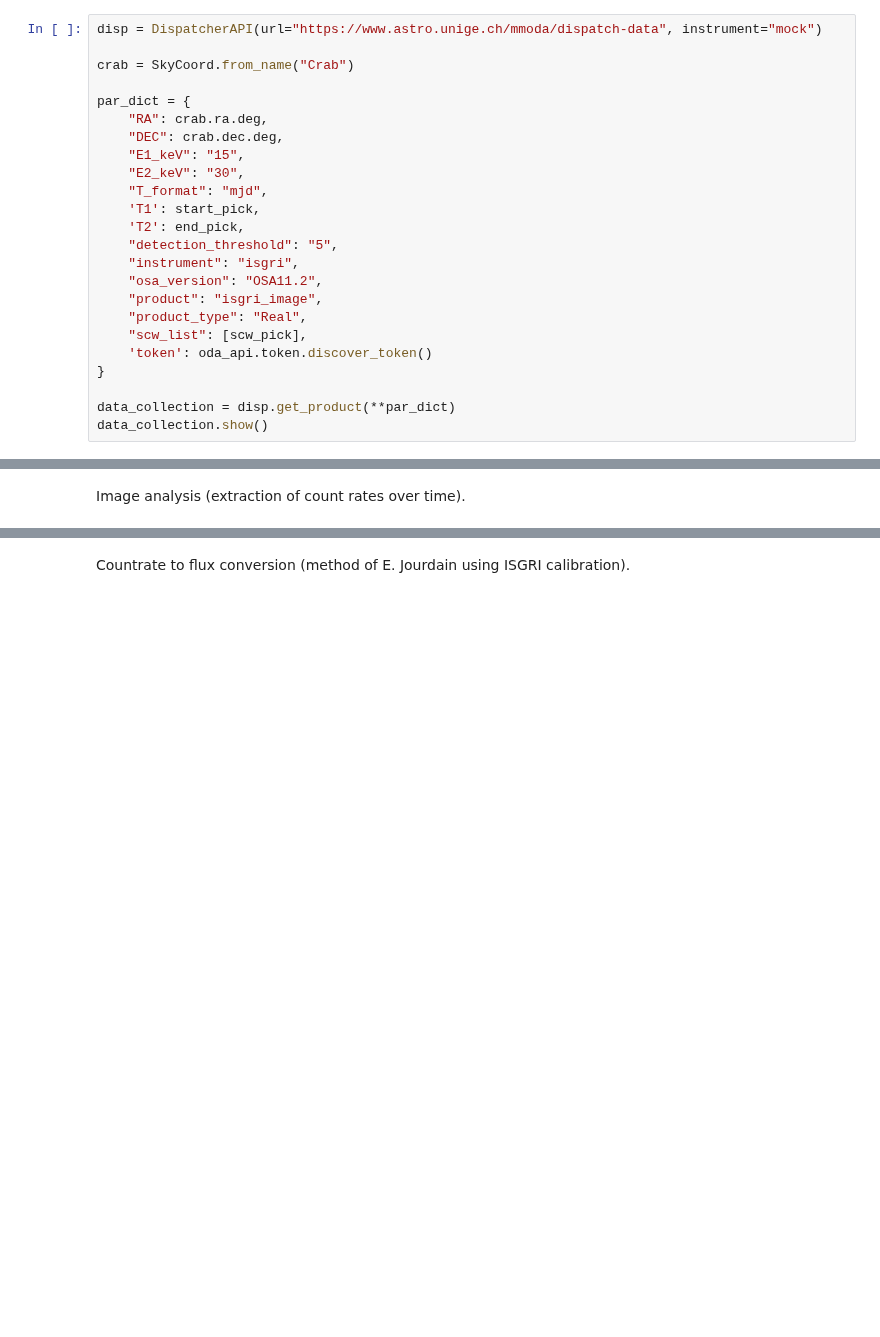
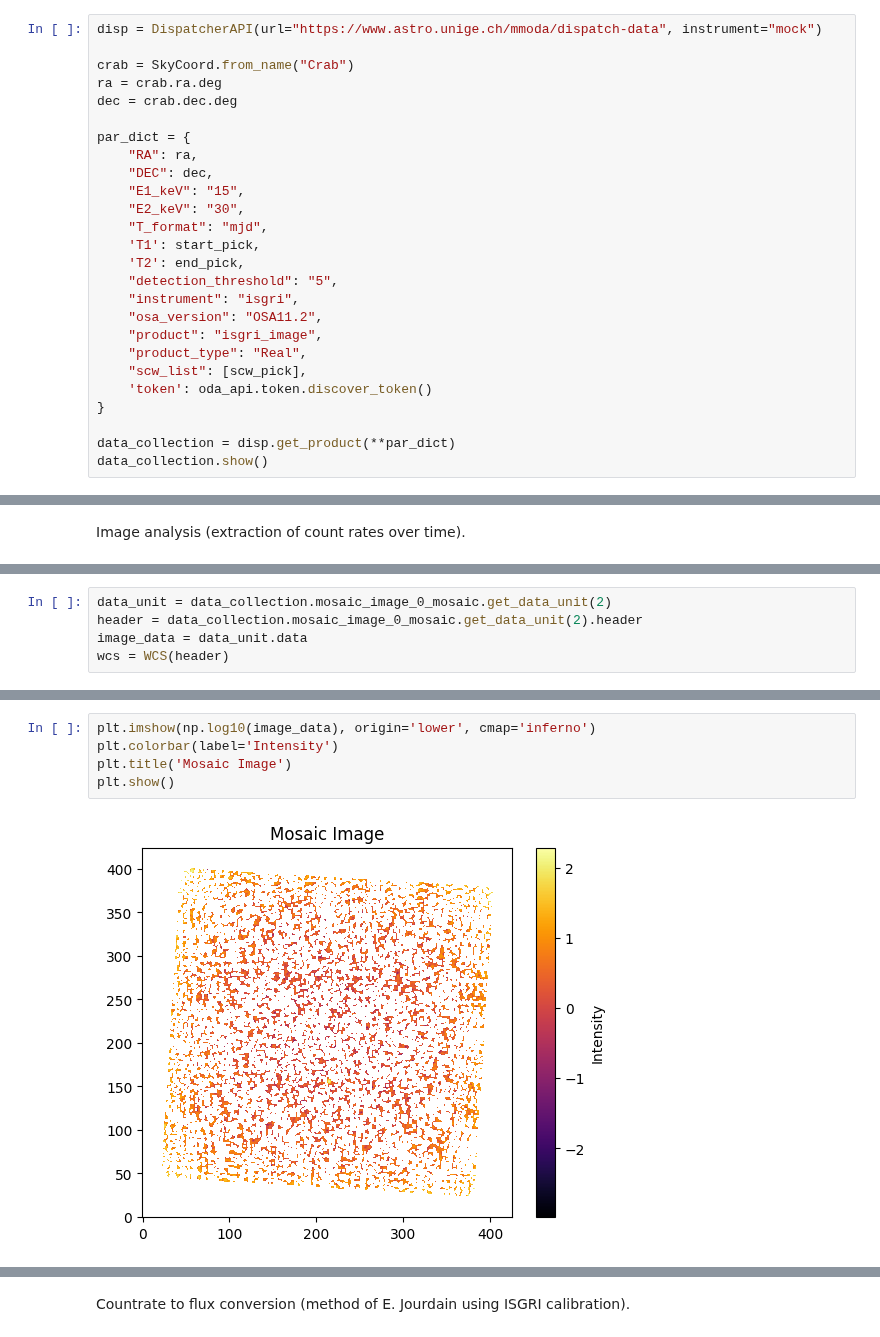
Before and after one commit to interstellxr/jupiter-xray-analysis, a Jupyter notebook: jupiter-xrays/Crab_single.ipynb, the cells around one changed output, grey strips where cells are left out. Drawn from its saved outputs; the diff is of its cells as text; blank space fills up the shorter version.

```diff
--- a/jupiter-xrays/Crab_single.ipynb
+++ b/jupiter-xrays/Crab_single.ipynb
@@ -55,10 +55,12 @@ end_pick = scw_end_times[pick]
 disp = DispatcherAPI(url="https://www.astro.unige.ch/mmoda/dispatch-data", instrument="mock")
 
 crab = SkyCoord.from_name("Crab")
+ra = crab.ra.deg
+dec = crab.dec.deg
 
 par_dict = {
-    "RA": crab.ra.deg,
-    "DEC": crab.dec.deg,
+    "RA": ra,
+    "DEC": dec,
     "E1_keV": "15",
     "E2_keV": "30",
     "T_format": "mjd",
@@ -108,0 +145,5 @@ im.write_fits(f"../data/Crab-{scw_pick}")
+# %%
+data_unit = data_collection.mosaic_image_0_mosaic.get_data_unit(2)
+header = data_collection.mosaic_image_0_mosaic.get_data_unit(2).header
+image_data = data_unit.data
+wcs = WCS(header)
@@ -109 +197,8 @@ im.write_fits(f"../data/Crab-{scw_pick}")
+# %%
+plt.imshow(np.log10(image_data), origin='lower', cmap='inferno')
+plt.colorbar(label='Intensity')
+plt.title('Mosaic Image')
+plt.show()
+# %% [output]
+[figure, added]
 # %% [markdown]
```
Also changed, not shown: parts of 8 cells of this notebook.
